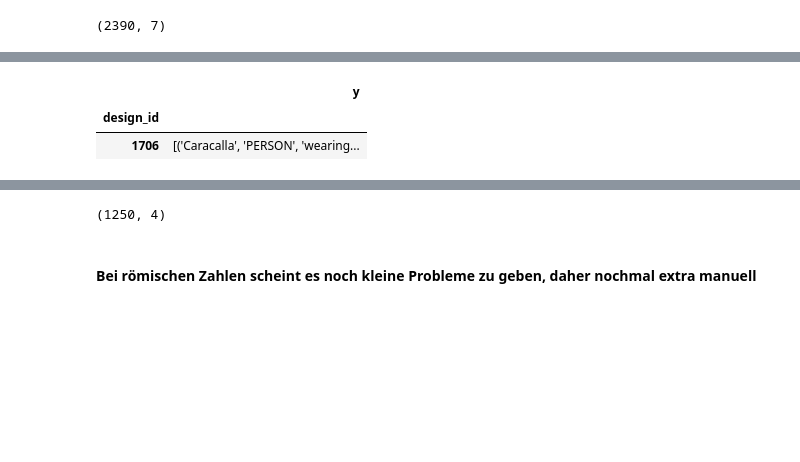
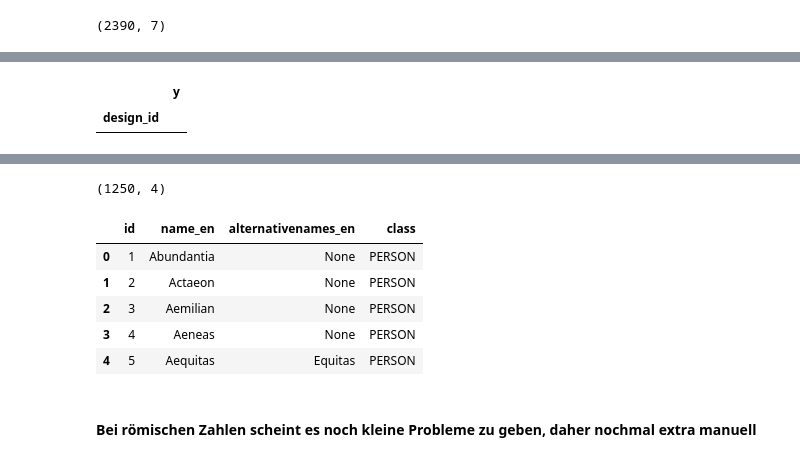
Before and after one commit to Frankfurt-BigDataLab/NLP-on-multilingual-coin-datasets, a Jupyter notebook: Notebooks English/Relation_Extraction_New.ipynb, the cells around one changed output, grey strips where cells are left out. Cells and saved outputs as stored; diff of their text form; code cells hidden in the pictures; blank space fills up the shorter version.

```diff
--- a/Notebooks English/Relation_Extraction_New.ipynb
+++ b/Notebooks English/Relation_Extraction_New.ipynb
@@ -92,11 +92,10 @@ train.head(2).style
 # needed for the later merge
 tmp = train.groupby("design_id").agg({"y": "sum"})
 # %%
-tmp.loc[tmp.index==1706].style
+tmp.loc[tmp.index==1].style
 # %% [output]
 |  | y |
 | design_id |  |
-| 1706 | [('Caracalla', 'PERSON', 'wearing... |
 # %%
 X = train
 # %%
@@ -120,6 +119,15 @@ X.shape
 (1250, 4)
 # %%
 df_entities = dc.load_from_db("nlp_list_entities", add_columns)
+# %%
+df_entities.head()
+# %% [output]
+|  | id | name_en | alternativenames_en | class |
+| 0 | 1 | Abundantia | None | PERSON |
+| 1 | 2 | Actaeon | None | PERSON |
+| 2 | 3 | Aemilian | None | PERSON |
+| 3 | 4 | Aeneas | None | PERSON |
+| 4 | 5 | Aequitas | Equitas | PERSON |
 # %%
 # Add rules for preprocessing
 preprocess = Preprocess()
```
Also changed, not shown: parts of 11 cells of this notebook, 11 other files.
